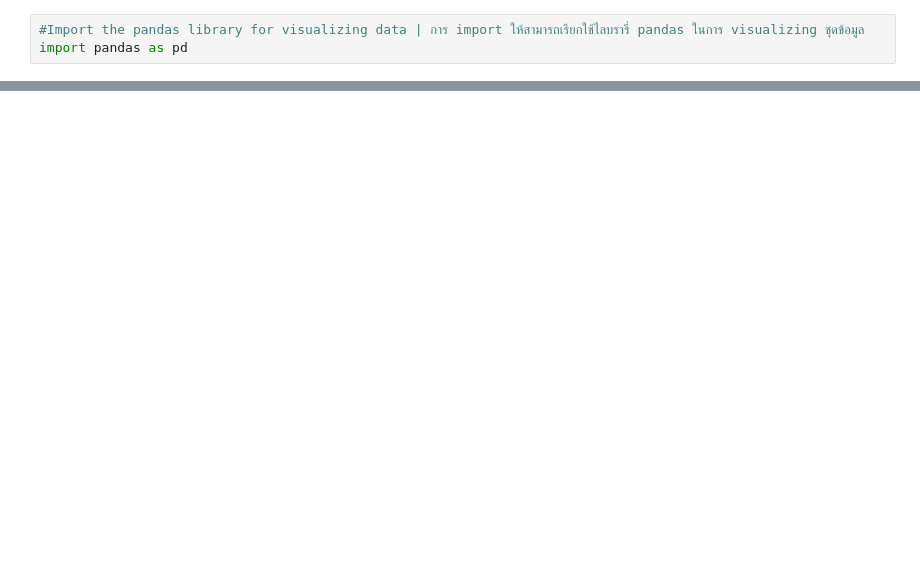
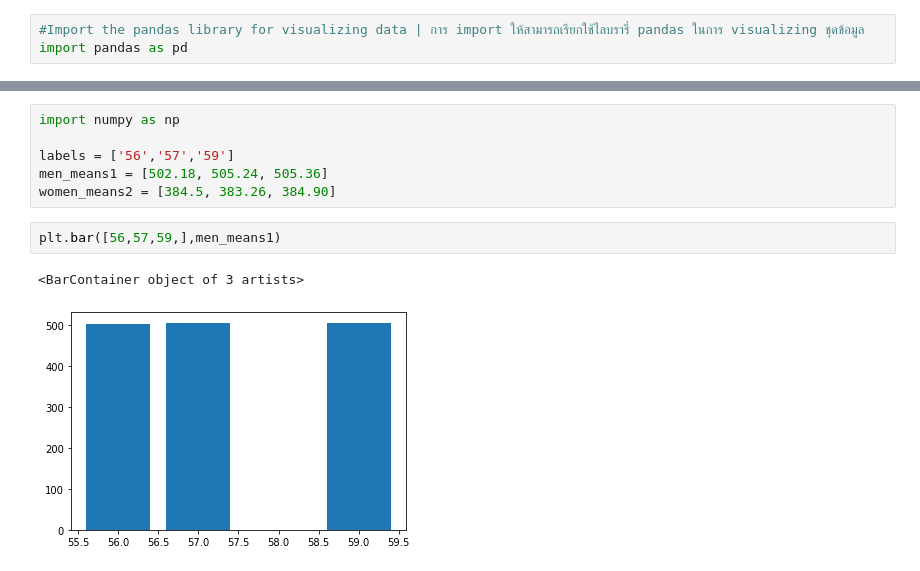
Before and after one commit to chayakonchanlun/DWDM21, a Jupyter notebook: FinalProject.ipynb, the cells around one changed output, grey strips where cells are left out. Saved outputs shown, nothing was run; the diff lists cells and outputs as text; blank space fills up the shorter version.

```diff
--- a/FinalProject.ipynb
+++ b/FinalProject.ipynb
@@ -45,0 +838,11 @@ FileNotFoundError: ignored
+# %%
+import numpy as np
+
+labels = ['56','57','59']
+men_means1 = [502.18, 505.24, 505.36]
+women_means2 = [384.5, 383.26, 384.90]
+# %%
+plt.bar([56,57,59,],men_means1)
+# %% [output]
+<BarContainer object of 3 artists>
+[figure, added]
```
Also changed, not shown: parts of 129 cells of this notebook.
